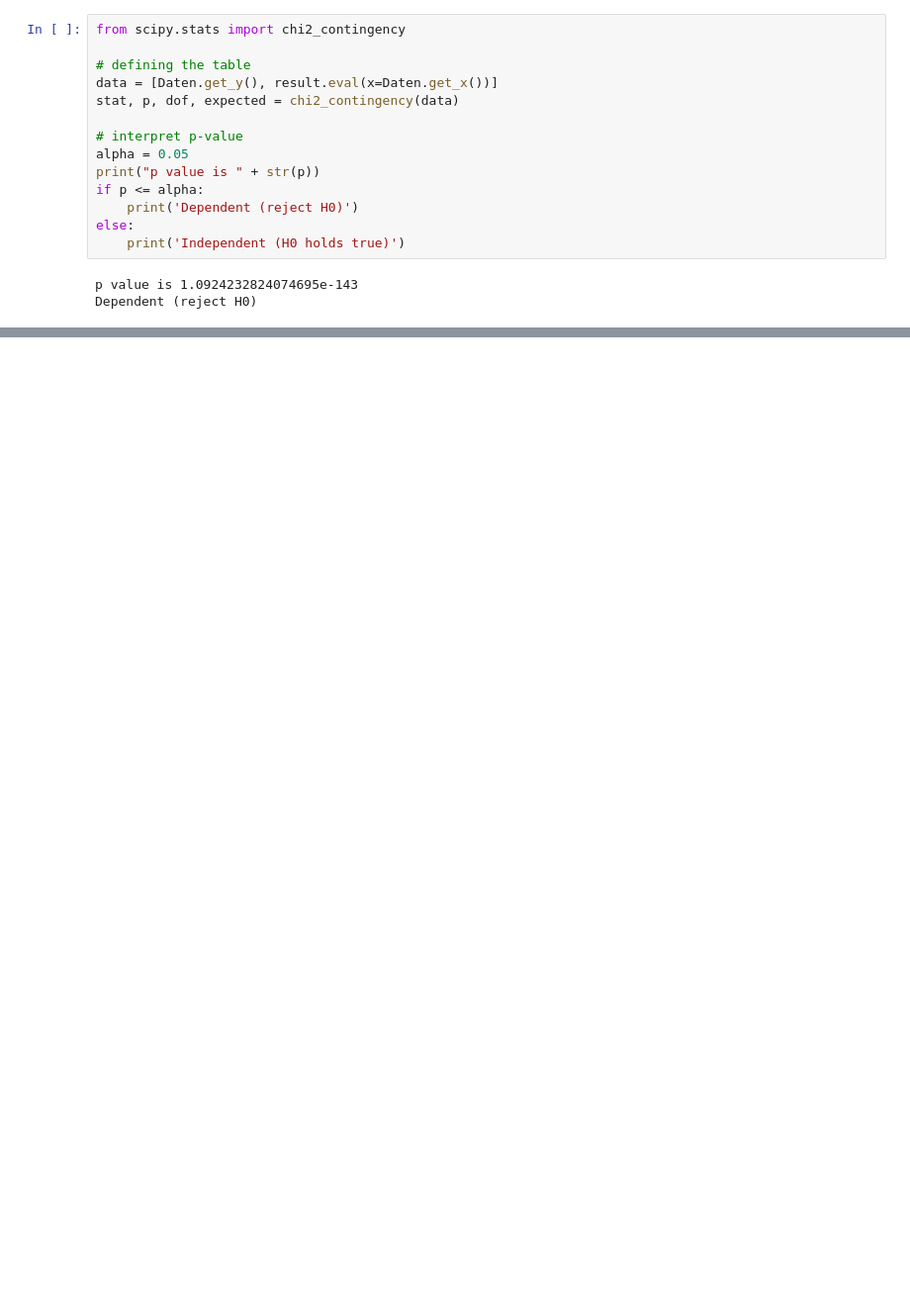
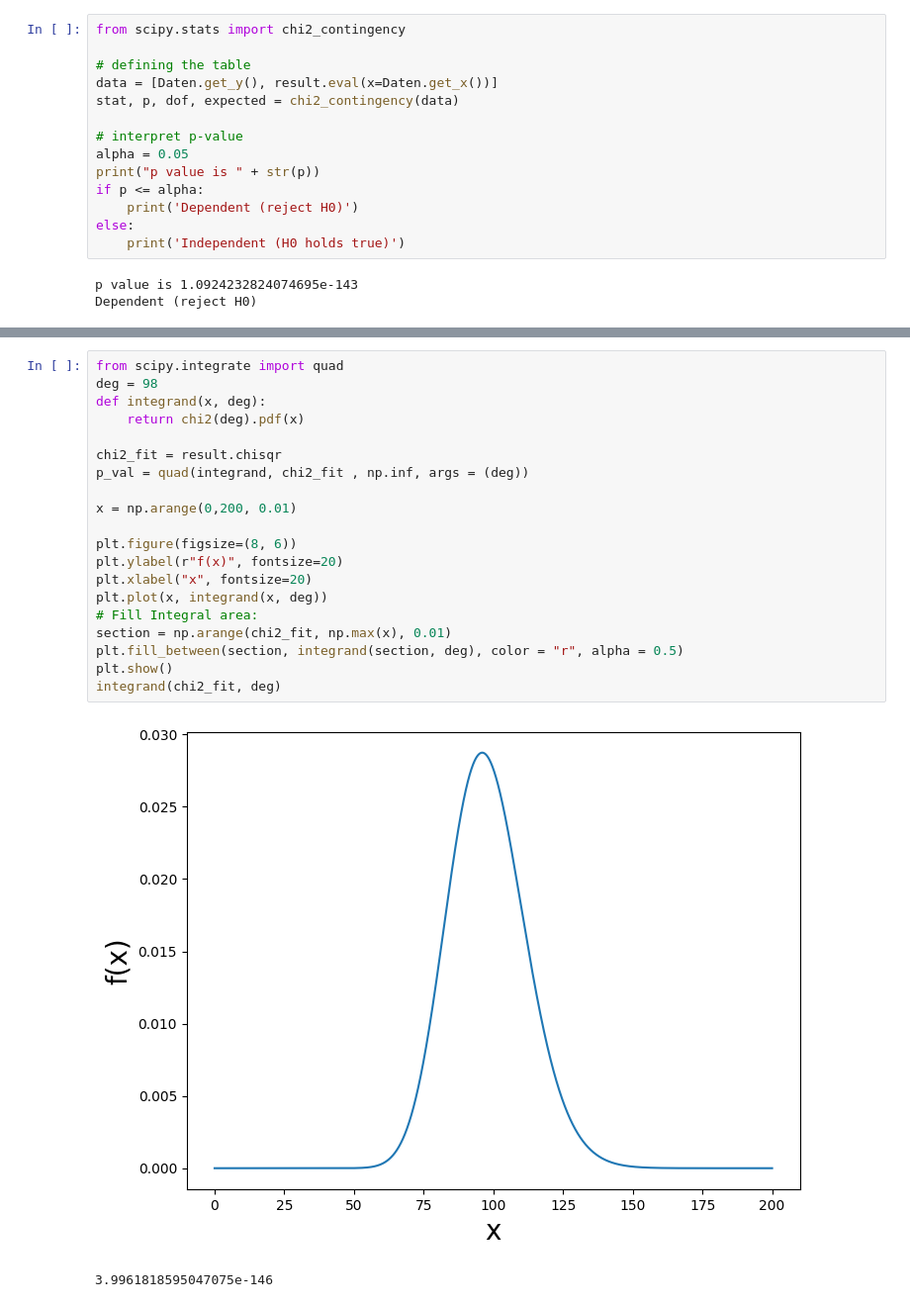
Before and after one commit to TimLockstedt/MP, a Jupyter notebook: FP6/A5/Plott_var_func_m12n3_maxlike.ipynb, the cells around one changed output, grey strips where cells are left out. Shown at 99% size. Cells and saved outputs as stored; diff of their text form; blank space fills up the shorter version.

```diff
--- a/FP6/A5/Plott_var_func_m12n3_maxlike.ipynb
+++ b/FP6/A5/Plott_var_func_m12n3_maxlike.ipynb
@@ -637,0 +645,23 @@ Dependent (reject H0)
+# %%
+from scipy.integrate import quad
+deg = 98
+def integrand(x, deg):
+    return chi2(deg).pdf(x)
+
+chi2_fit = result.chisqr
+p_val = quad(integrand, chi2_fit , np.inf, args = (deg))
+
+x = np.arange(0,200, 0.01)
+
+plt.figure(figsize=(8, 6))
+plt.ylabel(r"f(x)", fontsize=20)
+plt.xlabel("x", fontsize=20)
+plt.plot(x, integrand(x, deg))
+# Fill Integral area:
+section = np.arange(chi2_fit, np.max(x), 0.01)
+plt.fill_between(section, integrand(section, deg), color = "r", alpha = 0.5)
+plt.show()
+integrand(chi2_fit, deg)
+# %% [output]
+[figure, added]
+3.9961818595047075e-146
```
Also changed, not shown: parts of 3 cells of this notebook, 32 other files.
